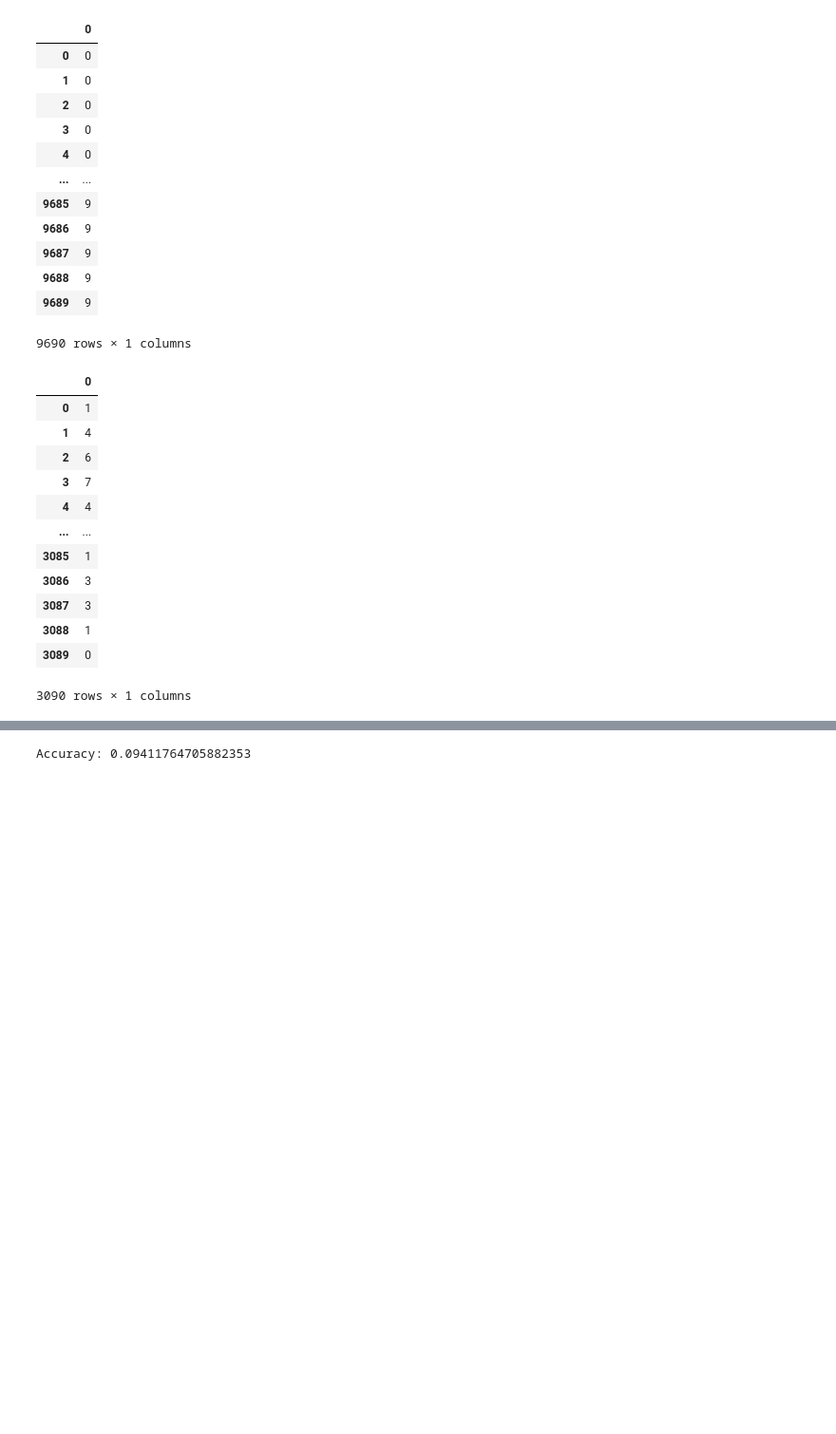
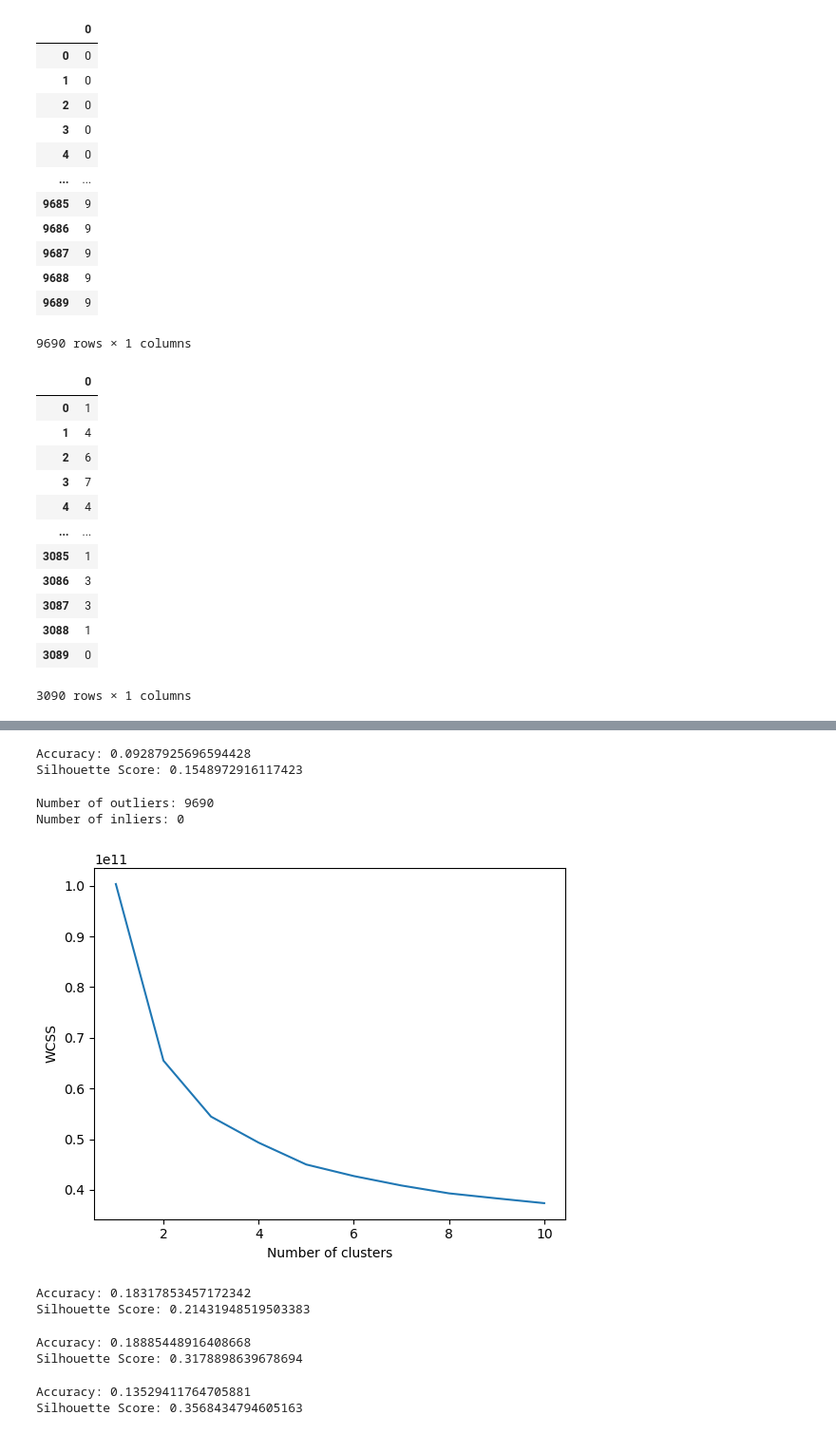
Before and after one commit to Suhail270/DMML_Part2, a Jupyter notebook: K-means.ipynb, the cells around one changed output, grey strips where cells are left out. Shown: that part at 95% size. Drawn from its saved outputs; the diff is of its cells as text; code cells hidden in the pictures; blank space fills up the shorter version.

Commit message:
Elbow method and silhouette score methods

```diff
--- a/K-means.ipynb
+++ b/K-means.ipynb
@@ -100,6 +105,46 @@ frame
 # %%
 from sklearn.metrics import accuracy_score
 accuracy = accuracy_score(y_train,pred )
-print("Accuracy:", accuracy)
+print(f"Accuracy: {accuracy}")
+print(f"Silhouette Score: {silhouette_score(x_train, kmeans.labels_)}")
 # %% [output]
-Accuracy: 0.09411764705882353
+Accuracy: 0.09287925696594428
+Silhouette Score: 0.1548972916117423
+# %%
+import matplotlib.pyplot as plt
+from sklearn.cluster import DBSCAN
+
+# Define the DBSCAN parameters
+eps = 0.5
+min_samples = 5
+
+# Create the DBSCAN model
+dbscan = DBSCAN(eps=eps, min_samples=min_samples)
+
+# Fit the model to the data and get the labels
+labels = dbscan.fit_predict(x_train)
+
+# Identify the outliers
+outliers = x_train[labels == -1]
+inliers = x_train[labels != -1]
+
+# Print the number of outliers and inliers
+print(f'Number of outliers: {len(outliers)}')
+print(f'Number of inliers: {len(inliers)}')
+# %% [output]
+Number of outliers: 9690
+Number of inliers: 0
+# %%
+from sklearn.cluster import KMeans
+wcss = []
+for i in range(1, 11):
+    kmeans = KMeans(n_clusters = i, init = 'k-means++', random_state = 24)
+    kmeans.fit(x_train)
+    wcss.append(kmeans.inertia_)
+
+plt.plot(range(1, 11), wcss)
+plt.xlabel('Number of clusters')
+plt.ylabel('WCSS')
+plt.show()
+# %% [output]
+[figure, added]
@@ -105,0 +162,34 @@ Accuracy: 0.09411764705882353
+# %%
+#Elbow Method cluster 5
+kmeans=KMeans(n_clusters=5,random_state=50)
+kmeans.fit(x_train)
+pred = kmeans.predict(x_train)
+kmeans.labels_
+accuracy = accuracy_score(y_train,pred )
+print("Accuracy:", accuracy)
+print(f'Silhouette Score: {silhouette_score(x_train, kmeans.labels_)}')
+# %% [output]
+Accuracy: 0.18317853457172342
+Silhouette Score: 0.21431948519503383
+# %%
+kmeans=KMeans(n_clusters=3,random_state=55)
+kmeans.fit(x_train)
+pred = kmeans.predict(x_train)
+kmeans.labels_
+accuracy = accuracy_score(y_train,pred )
+print("Accuracy:", accuracy)
+print(f'Silhouette Score: {silhouette_score(x_train, kmeans.labels_)}')
+# %% [output]
+Accuracy: 0.18885448916408668
+Silhouette Score: 0.3178898639678694
+# %%
+kmeans=KMeans(n_clusters=2,random_state=100)
+kmeans.fit(x_train)
+pred = kmeans.predict(x_train)
+kmeans.labels_
+accuracy = accuracy_score(y_train,pred )
+print("Accuracy:", accuracy)
+print(f'Silhouette Score: {silhouette_score(x_train, kmeans.labels_)}')
+# %% [output]
+Accuracy: 0.13529411764705881
+Silhouette Score: 0.3568434794605163
```
Also changed, not shown: parts of 7 cells of this notebook.
